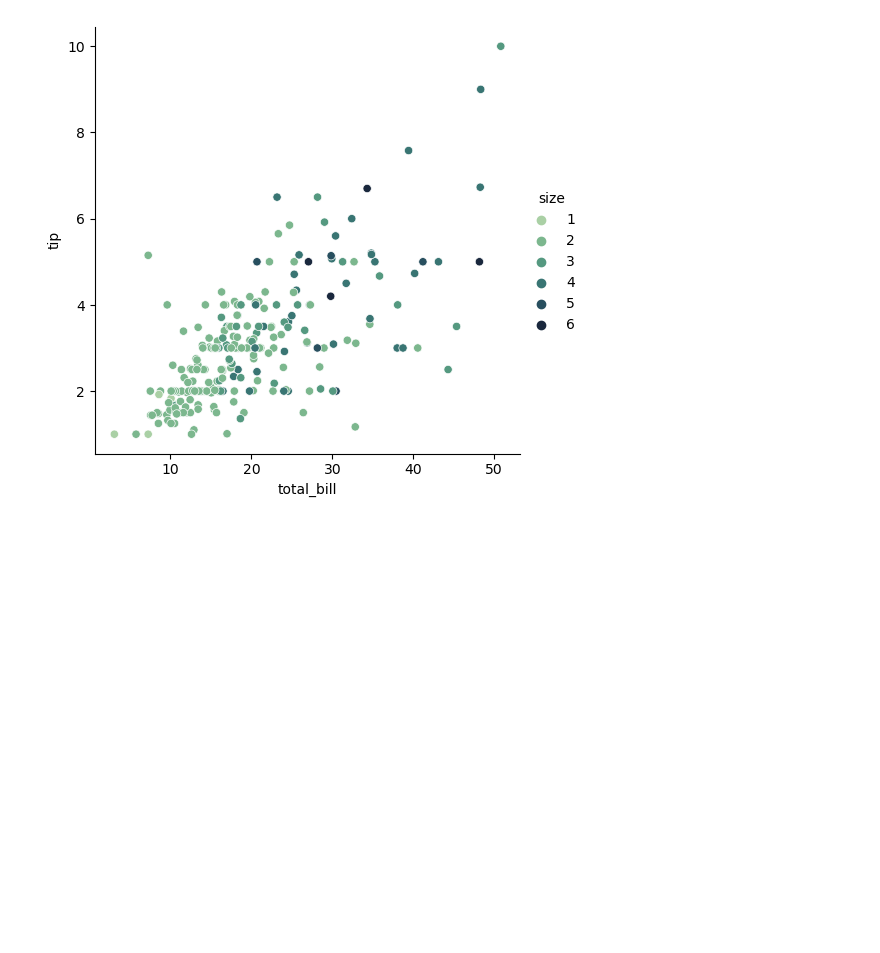
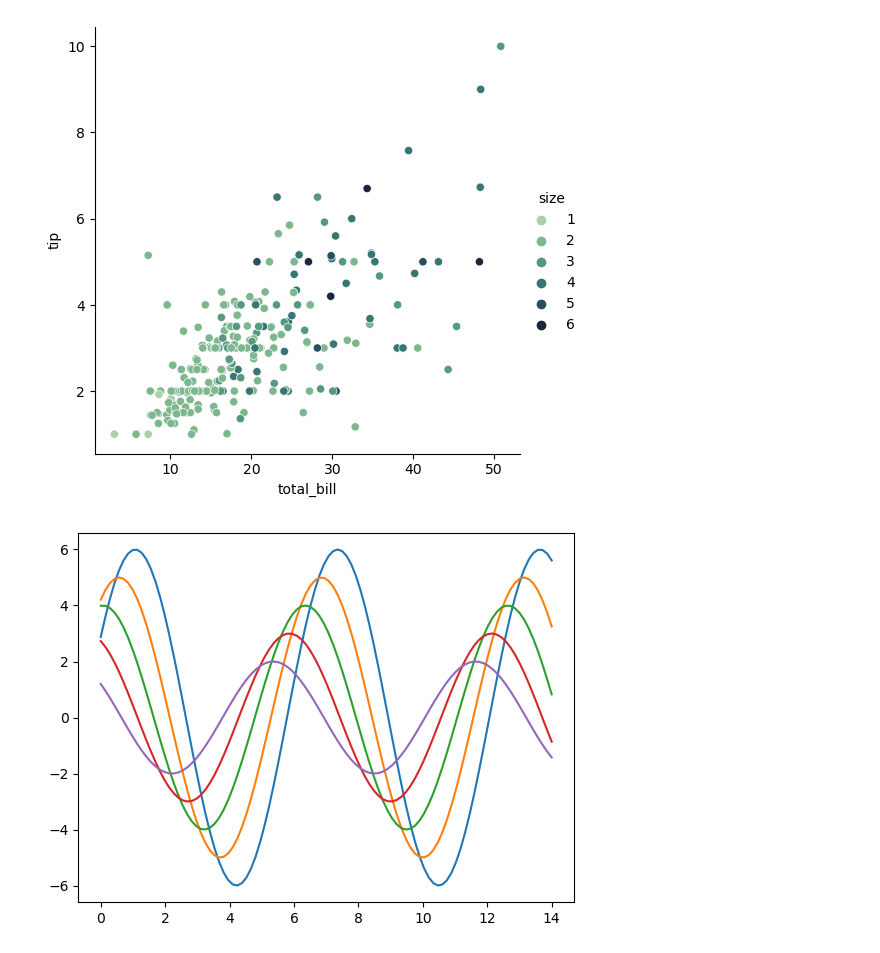
Before and after one commit to Nikit-V-Mitic/Python-Testing, a Jupyter notebook: SeabornSheet.ipynb, the cells around one changed output. Cells and saved outputs as stored; diff of their text form; code cells hidden in the pictures; blank space fills up the shorter version.

```diff
--- a/SeabornSheet.ipynb
+++ b/SeabornSheet.ipynb
@@ -14,3 +16,11 @@ sns.relplot(
 # %% [output]
 <seaborn.axisgrid.FacetGrid at 0x...>
 [figure]
+# %%
+def sinplot(n=5, flip=1):
+    x = np.linspace(0, 14, 100)
+    for i in range(1, n + 1):
+        plt.plot(x, np.sin(x + i * .5) * (n + 2 - i) * flip)
+sinplot()
+# %% [output]
+[figure, added]
```
Also changed, not shown: parts of 2 cells of this notebook.
